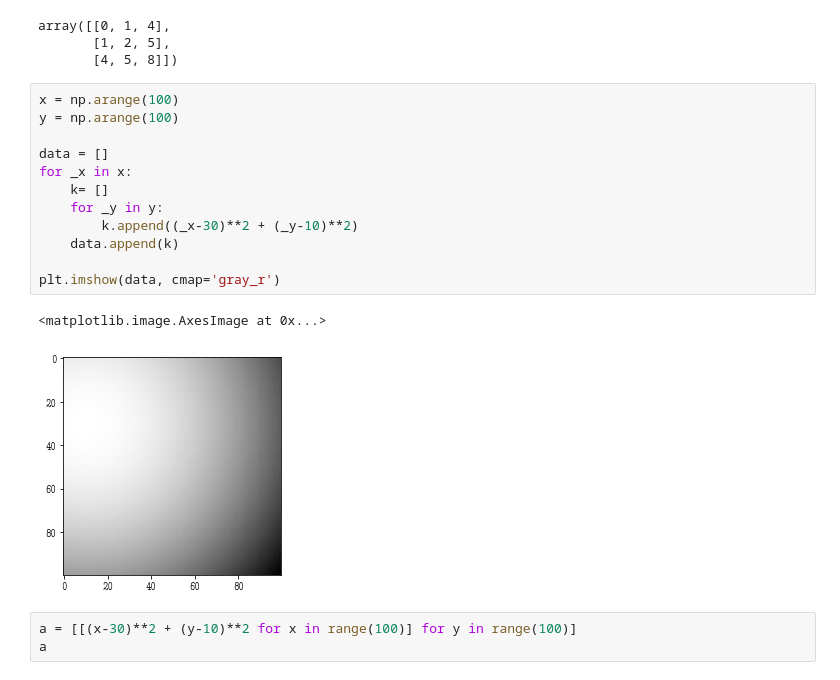
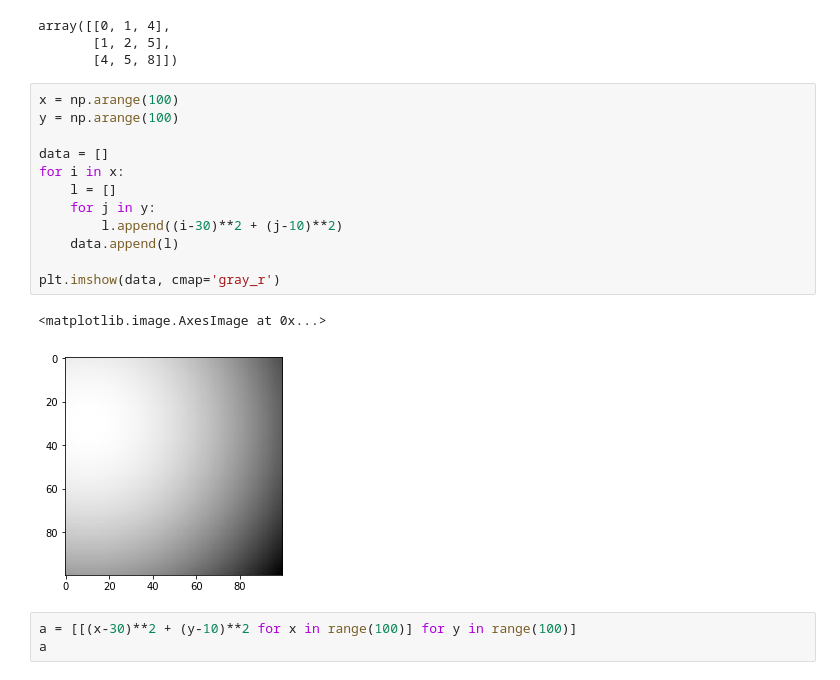
Before and after one commit to gubosd/lecture12, a Jupyter notebook: 데이터분석/03_matplotlib_01.ipynb, the cells around one changed output. Drawn from its saved outputs; the diff is of its cells as text.

```diff
--- a/데이터분석/03_matplotlib_01.ipynb
+++ b/데이터분석/03_matplotlib_01.ipynb
@@ -690,18 +664,18 @@ array([[0, 1, 4],
 # %%
 x = np.arange(100)
 y = np.arange(100)
 
 data = []
-for _x in x:
-    k= []
-    for _y in y:
-        k.append((_x-30)**2 + (_y-10)**2)
-    data.append(k)
+for i in x:
+    l = []
+    for j in y:
+        l.append((i-30)**2 + (j-10)**2)
+    data.append(l)
 
 plt.imshow(data, cmap='gray_r')
 # %% [output]
 <matplotlib.image.AxesImage at 0x...>
-[figure, old version]
+[figure, new version]
 # %%
 a = [[(x-30)**2 + (y-10)**2 for x in range(100)] for y in range(100)]
 a
```
Also changed, not shown: parts of 23 cells of this notebook.
